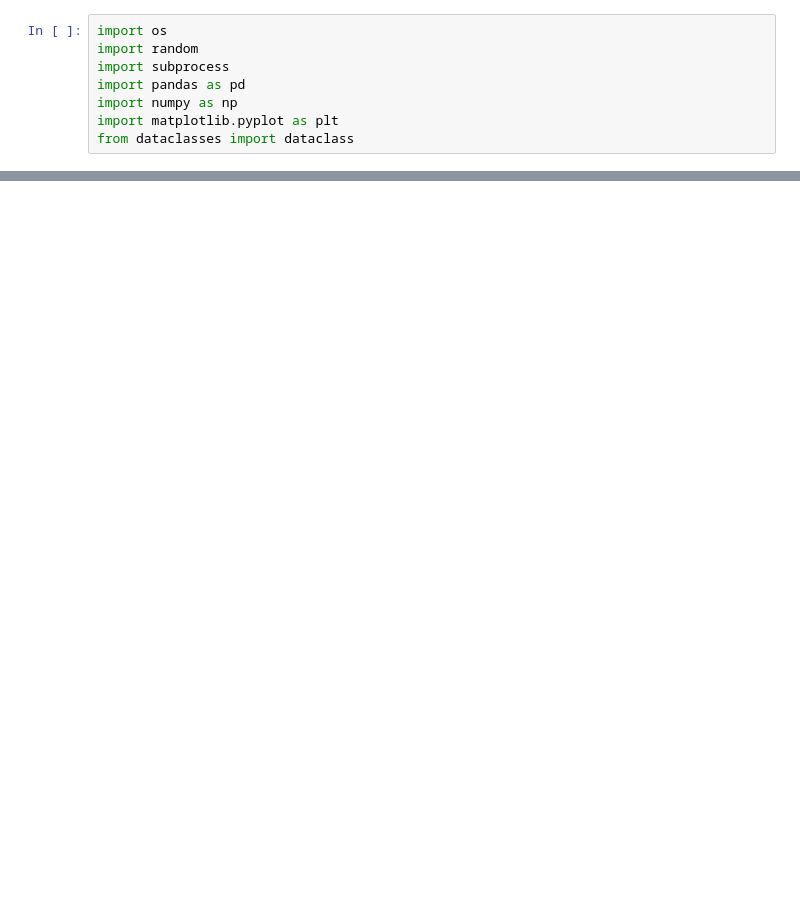
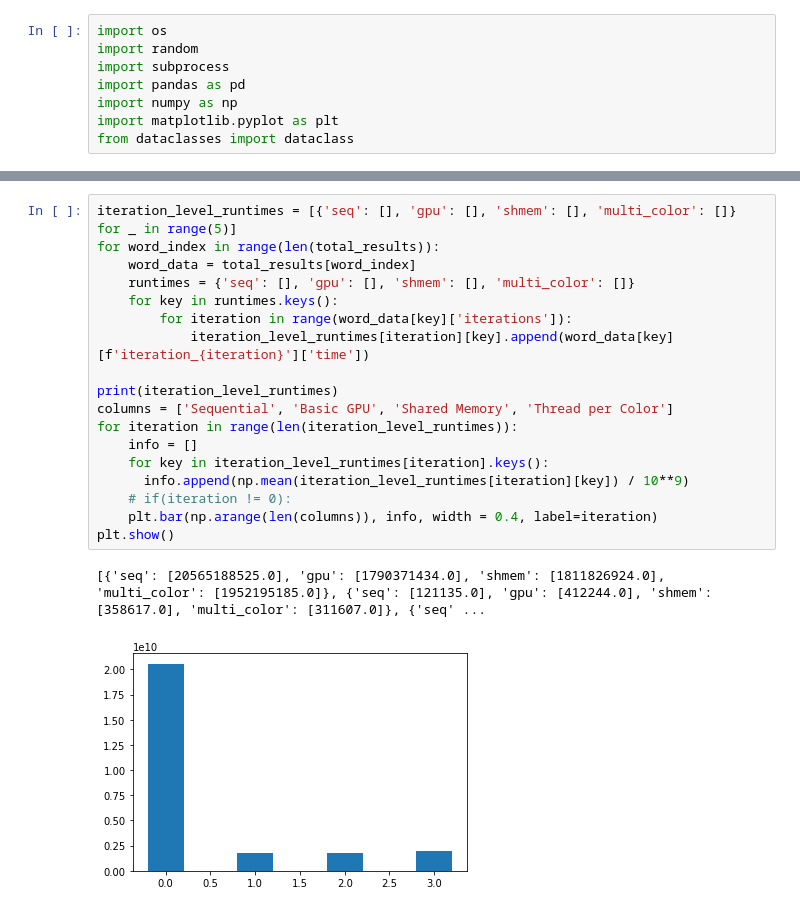
Before and after one commit to AniruddhS24/cuda-wordle, a Jupyter notebook: results.ipynb, the cells around one changed output, grey strips where cells are left out. Drawn from its saved outputs; the diff is of its cells as text; blank space fills up the shorter version.

Commit message:
more plots

```diff
--- a/results.ipynb
+++ b/results.ipynb
@@ -128,0 +190,21 @@ GPU Iterations: 3.2
+# %%
+iteration_level_runtimes = [{'seq': [], 'gpu': [], 'shmem': [], 'multi_color': []} for _ in range(5)]
+for word_index in range(len(total_results)):
+    word_data = total_results[word_index]
+    runtimes = {'seq': [], 'gpu': [], 'shmem': [], 'multi_color': []}
+    for key in runtimes.keys():
+        for iteration in range(word_data[key]['iterations']):
+            iteration_level_runtimes[iteration][key].append(word_data[key][f'iteration_{iteration}']['time'])
+
+print(iteration_level_runtimes)
+columns = ['Sequential', 'Basic GPU', 'Shared Memory', 'Thread per Color']
+for iteration in range(len(iteration_level_runtimes)):
+    info = []
+    for key in iteration_level_runtimes[iteration].keys():
+      info.append(np.mean(iteration_level_runtimes[iteration][key]) / 10**9)
+    # if(iteration != 0):
+    plt.bar(np.arange(len(columns)), info, width = 0.4, label=iteration)
+plt.show()
+# %% [output]
+[{'seq': [20565188525.0], 'gpu': [1790371434.0], 'shmem': [1811826924.0], 'multi_color': [1952195185.0]}, {'seq': [121135.0], 'gpu': [412244.0], 'shmem': [358617.0], 'multi_color': [311607.0]}, {'seq' ...
+[figure, added]
```
Also changed, not shown: parts of 8 cells of this notebook, 11 other files.
